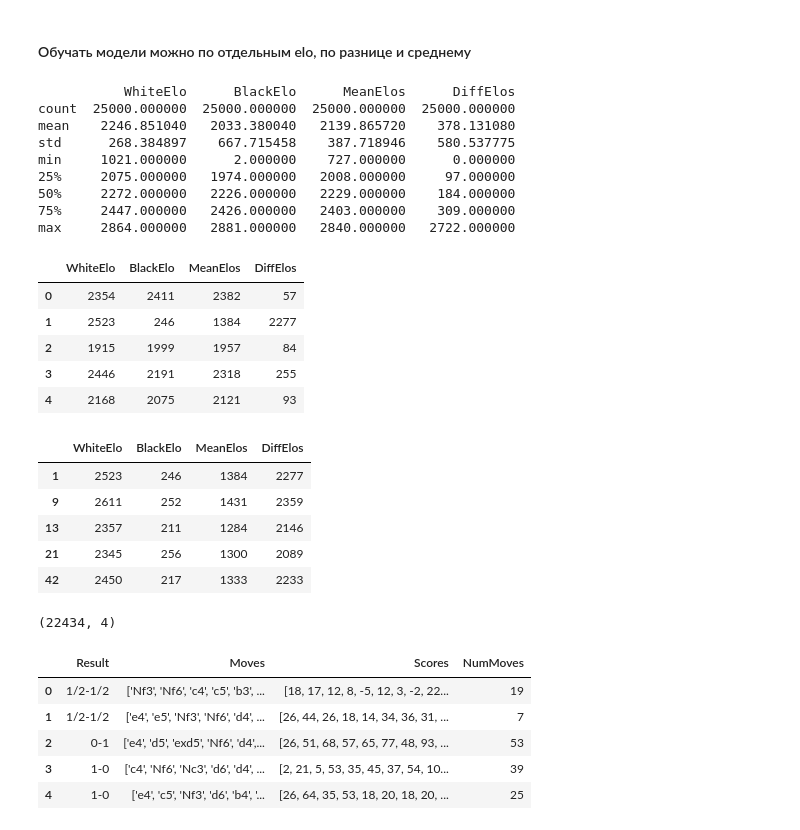
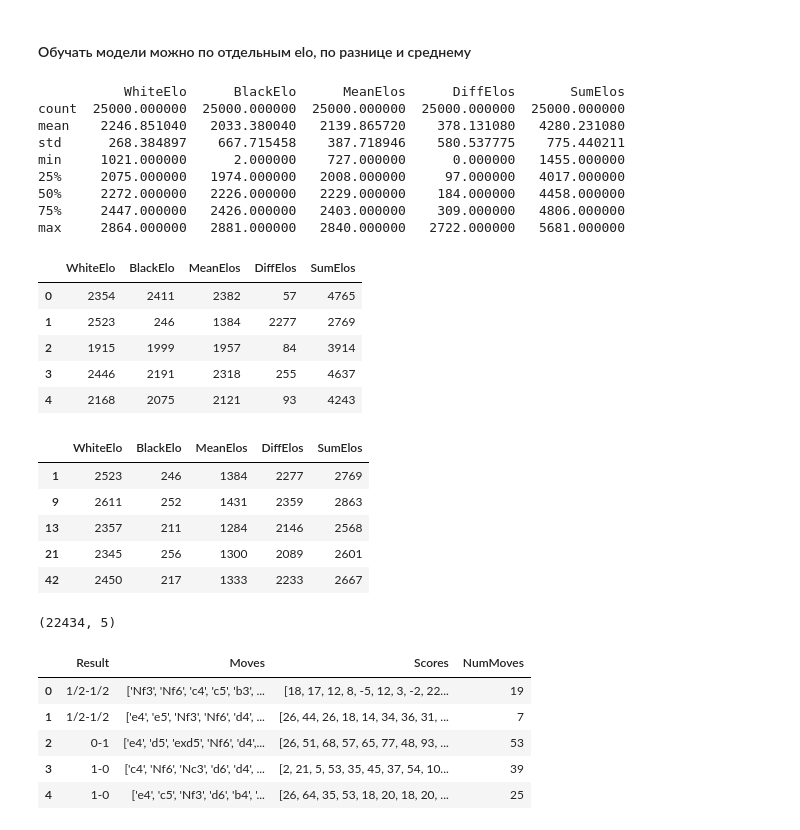
Before and after one commit to polinarod/PredictingRaitings, a Jupyter notebook: exploring.ipynb, the cells around one changed output. Cells and saved outputs as stored; diff of their text form; code cells hidden in the pictures.

```diff
--- a/exploring.ipynb
+++ b/exploring.ipynb
@@ -9,40 +9,42 @@ import seaborn as sns
 # %%
 elos = pd.read_csv(r'C:\Users\Asus\PredictingRaitings\data\elos.csv')
 elos['MeanElos']=elos.mean(axis=1).astype(int)
 elos['DiffElos']=abs(elos.WhiteElo-elos.BlackElo).astype(int)
+# сумма рейтингов задает общее качество партии
+elos['SumElos']=abs(elos.WhiteElo+elos.BlackElo).astype(int)
 print(elos.describe())
 elos.head()
 # %% [output]
-           WhiteElo      BlackElo      MeanElos      DiffElos
-count  25000.000000  25000.000000  25000.000000  25000.000000
-mean    2246.851040   2033.380040   2139.865720    378.131080
-std      268.384897    667.715458    387.718946    580.537775
-min     1021.000000      2.000000    727.000000      0.000000
-25%     2075.000000   1974.000000   2008.000000     97.000000
-50%     2272.000000   2226.000000   2229.000000    184.000000
-75%     2447.000000   2426.000000   2403.000000    309.000000
-max     2864.000000   2881.000000   2840.000000   2722.000000
+           WhiteElo      BlackElo      MeanElos      DiffElos       SumElos
+count  25000.000000  25000.000000  25000.000000  25000.000000  25000.000000
+mean    2246.851040   2033.380040   2139.865720    378.131080   4280.231080
+std      268.384897    667.715458    387.718946    580.537775    775.440211
+min     1021.000000      2.000000    727.000000      0.000000   1455.000000
+25%     2075.000000   1974.000000   2008.000000     97.000000   4017.000000
+50%     2272.000000   2226.000000   2229.000000    184.000000   4458.000000
+75%     2447.000000   2426.000000   2403.000000    309.000000   4806.000000
+max     2864.000000   2881.000000   2840.000000   2722.000000   5681.000000
-|  | WhiteElo | BlackElo | MeanElos | DiffElos |
-| 0 | 2354 | 2411 | 2382 | 57 |
-| 1 | 2523 | 246 | 1384 | 2277 |
-| 2 | 1915 | 1999 | 1957 | 84 |
-| 3 | 2446 | 2191 | 2318 | 255 |
-| 4 | 2168 | 2075 | 2121 | 93 |
+|  | WhiteElo | BlackElo | MeanElos | DiffElos | SumElos |
+| 0 | 2354 | 2411 | 2382 | 57 | 4765 |
+| 1 | 2523 | 246 | 1384 | 2277 | 2769 |
+| 2 | 1915 | 1999 | 1957 | 84 | 3914 |
+| 3 | 2446 | 2191 | 2318 | 255 | 4637 |
+| 4 | 2168 | 2075 | 2121 | 93 | 4243 |
 # %%
 elos_reject=elos[(elos['BlackElo']<1200)|(elos['WhiteElo']<1200)]
 elos_reject.head()
 # %% [output]
-|  | WhiteElo | BlackElo | MeanElos | DiffElos |
-| 1 | 2523 | 246 | 1384 | 2277 |
-| 9 | 2611 | 252 | 1431 | 2359 |
-| 13 | 2357 | 211 | 1284 | 2146 |
-| 21 | 2345 | 256 | 1300 | 2089 |
-| 42 | 2450 | 217 | 1333 | 2233 |
+|  | WhiteElo | BlackElo | MeanElos | DiffElos | SumElos |
+| 1 | 2523 | 246 | 1384 | 2277 | 2769 |
+| 9 | 2611 | 252 | 1431 | 2359 | 2863 |
+| 13 | 2357 | 211 | 1284 | 2146 | 2568 |
+| 21 | 2345 | 256 | 1300 | 2089 | 2601 |
+| 42 | 2450 | 217 | 1333 | 2233 | 2667 |
 # %%
 elos = elos[~elos.index.isin(elos_reject.index)]
 elos.shape
 # %% [output]
-(22434, 4)
+(22434, 5)
 # %%
 games= pd.read_csv(r'C:\Users\Asus\PredictingRaitings\data\games.csv')
 games.Moves=games.Moves.str.replace(' ','').str.replace('[','').str.replace(']','').str.replace(',',' ')
```
Also changed, not shown: parts of 5 cells of this notebook.
